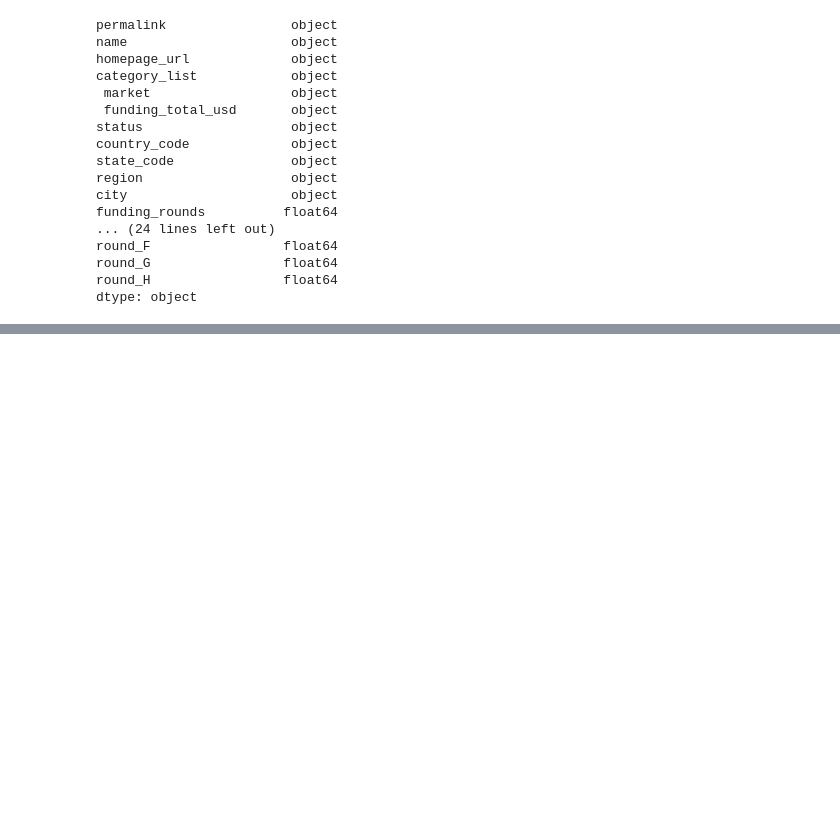
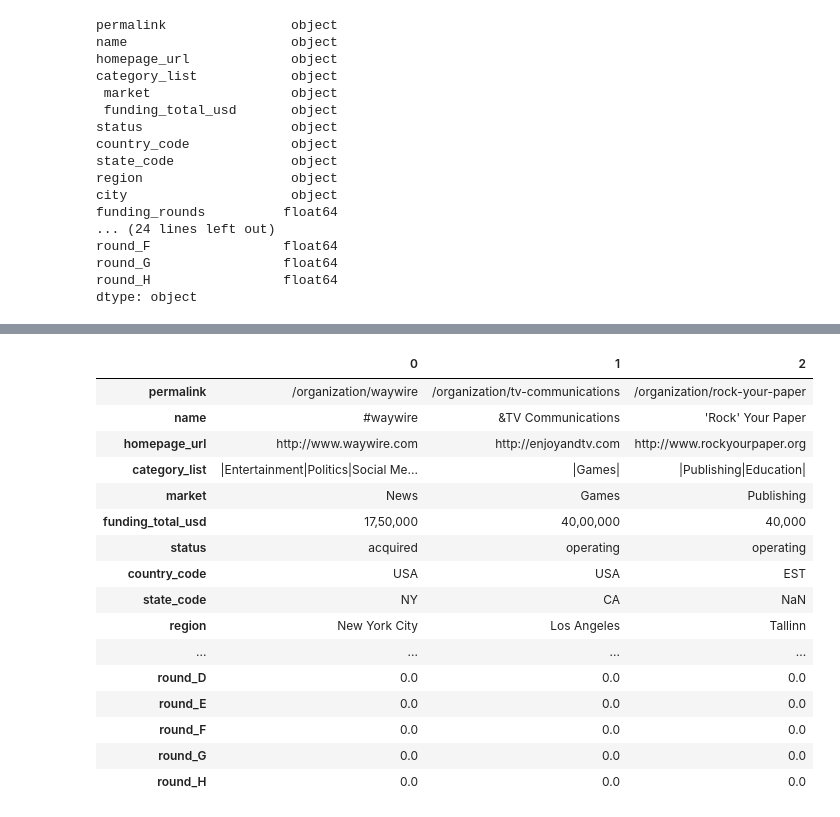
Before and after one commit to paulcrn/VenturePulse, a Jupyter notebook: notebooks/data_exploration_paul.ipynb, the cells around one changed output, grey strips where cells are left out. Saved outputs shown, nothing was run; the diff lists cells and outputs as text; code cells hidden in the pictures; blank space fills up the shorter version.

```diff
--- a/notebooks/data_exploration_paul.ipynb
+++ b/notebooks/data_exploration_paul.ipynb
@@ -31,0 +42,20 @@ dtype: object
+# %%
+data.head(3).T
+# %% [output]
+|  | 0 | 1 | 2 |
+| permalink | /organization/waywire | /organization/tv-communications | /organization/rock-your-paper |
+| name | #waywire | &TV Communications | 'Rock' Your Paper |
+| homepage_url | http://www.waywire.com | http://enjoyandtv.com | http://www.rockyourpaper.org |
+| category_list | |Entertainment|Politics|Social Me... | |Games| | |Publishing|Education| |
+| market | News | Games | Publishing |
+| funding_total_usd | 17,50,000 | 40,00,000 | 40,000 |
+| status | acquired | operating | operating |
+| country_code | USA | USA | EST |
+| state_code | NY | CA | NaN |
+| region | New York City | Los Angeles | Tallinn |
+| ... | ... | ... | ... |
+| round_D | 0.0 | 0.0 | 0.0 |
+| round_E | 0.0 | 0.0 | 0.0 |
+| round_F | 0.0 | 0.0 | 0.0 |
+| round_G | 0.0 | 0.0 | 0.0 |
+| round_H | 0.0 | 0.0 | 0.0 |
```
Also changed, not shown: parts of 6 cells of this notebook, 1 other file.
